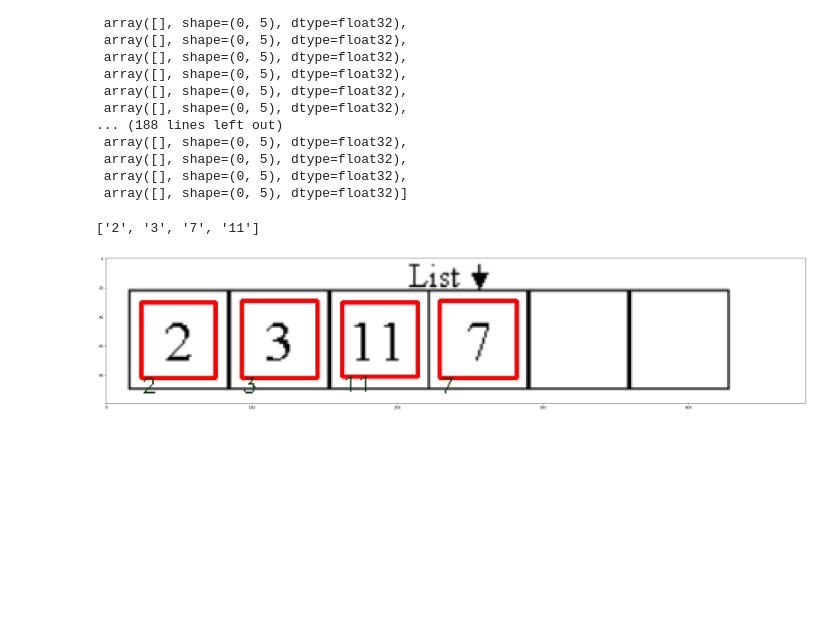
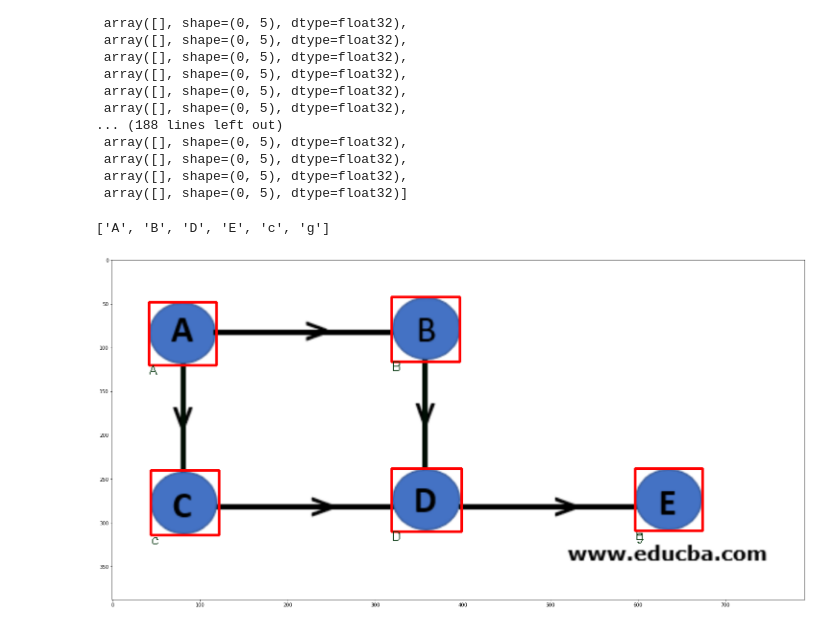
Before and after one commit to Piplup0924/CCKS2022, a Jupyter notebook: diagram_detection/code/detection.ipynb, the cells around one changed output. Drawn from its saved outputs; the diff is of its cells as text; code cells hidden in the pictures; blank space fills up the shorter version.

Commit message:
update ccks (Add diagram embedding)

```diff
--- a/diagram_detection/code/detection.ipynb
+++ b/diagram_detection/code/detection.ipynb
@@ -365,23 +349,23 @@ cfg.log_config.interval = 40 # Interval to print the log
 cfg.checkpoint_config.interval = 1 # The save interval is 1
 # %%
 cfg.dataset_type = 'CocoDataset' # Dataset type, this will be used to define the dataset
-cfg.classes = [str(i) for i in range(-100, 101)]
+cfg.classes = list(type2id.keys())
 
-data_images = './dataset/image'
+data_images = './dataset1/image'
 
 cfg.data.train.img_prefix = data_images
 cfg.data.train.classes = cfg.classes
-cfg.data.train.ann_file = './new_anno/new_train.json'
+cfg.data.train.ann_file = './new_anno1/new_train.json'
 cfg.data.train.type='CocoDataset'
 
 cfg.data.val.img_prefix = data_images
 cfg.data.val.classes = cfg.classes
-cfg.data.val.ann_file = './new_anno/new_valid.json'
+cfg.data.val.ann_file = './new_anno1/new_valid.json'
 cfg.data.val.type='CocoDataset'
 
 cfg.data.test.img_prefix = data_images
 cfg.data.test.classes = cfg.classes
-cfg.data.test.ann_file = './new_anno/new_test.json'
+cfg.data.test.ann_file = './new_anno1/new_test.json'
 cfg.data.test.type='CocoDataset'
 
 cfg.data.samples_per_gpu = 8  # Batch size of a single GPU used in training
@@ -451,7 +435,7 @@ import os
 from matplotlib import pyplot as plt
 from mmdet.apis import inference_detector, init_detector, show_result_pyplot
 # %%
-checkpoint = "./job8_cascade_rcnn_r50_fpn_1x_1/best_bbox_mAP_epoch_16.pth"
+checkpoint = "./job8_cascade_rcnn_r101_fpn_1x/best_bbox_mAP_epoch_19.pth"
 
 model_test = init_detector(cfg, checkpoint, device = "cuda:1")
 # %% [output]
@@ -461,3 +443,5 @@ class_name = [str(i) for i in range(-100, 101)]
+# %%
+class_name = list(type2id.keys())
 # %%
 result = inference_detector(model_test, "./dataset/image/1.png")
 result
@@ -484,7 +468,7 @@ def get_xyxy_from_pic(img_full_name, model, score_thresh):
     xy_list = []
     categorys = []
     result = inference_detector(model, img_full_name)
-    for i in range(201):
+    for i in range(len(class_name)):
         if len(result[i]) != 0:
             for j in result[i]:
                 j = np.array(j).tolist()
@@ -519,18 +503,19 @@ def threshold(src:cv2.Mat):
     ret, dst = cv2.threshold(gray, 127, 255, cv2.THRESH_BINARY | cv2.THRESH_OTSU)
     return dst
 # %%
-# dataset_path = "./dataset/image"
-dataset_path = "/home/chenyang/code/CCKS2022/IconQA/data/ccksdata/train"
-img_name = "3.png"
+# dataset_path = "./dataset1/image"
+# dataset_path = "/home/chenyang/code/CCKS2022/IconQA/data/ccksdata/train"
+dataset_path = "/home/chenyang/code/CCKS2022/CSDQA_v2.1/data/diagram/Graph/"
+img_name = "Graph_105.png"
 img_full_name = os.path.join(dataset_path, img_name)
 img = cv2.imread(img_full_name)
 # img = threshold(img)
 xy_list = get_xyxy_from_pic(img_full_name, model_test, score_thresh=0.7)
 plt.figure(figsize=(35, 13))
 draw_rect(img, xy_list)
 img = cv2.cvtColor(img, cv2.COLOR_BGR2RGB)
 plt.imshow(img)
 print(xy_list[0])
 # %% [output]
-['2', '3', '7', '11']
+['A', 'B', 'D', 'E', 'c', 'g']
-[figure, old version]
+[figure, new version]
```
Also changed, not shown: parts of 15 cells of this notebook, 15 other files.
